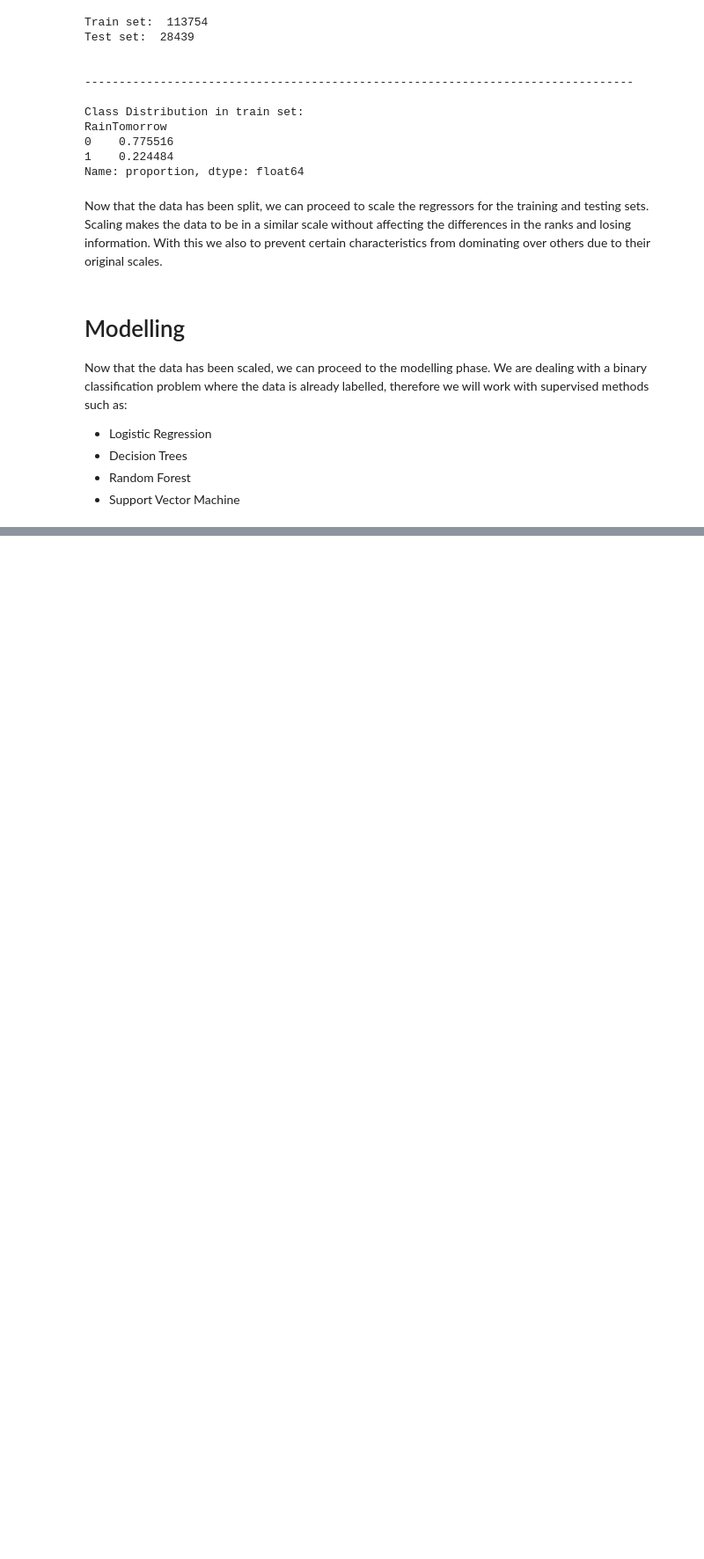
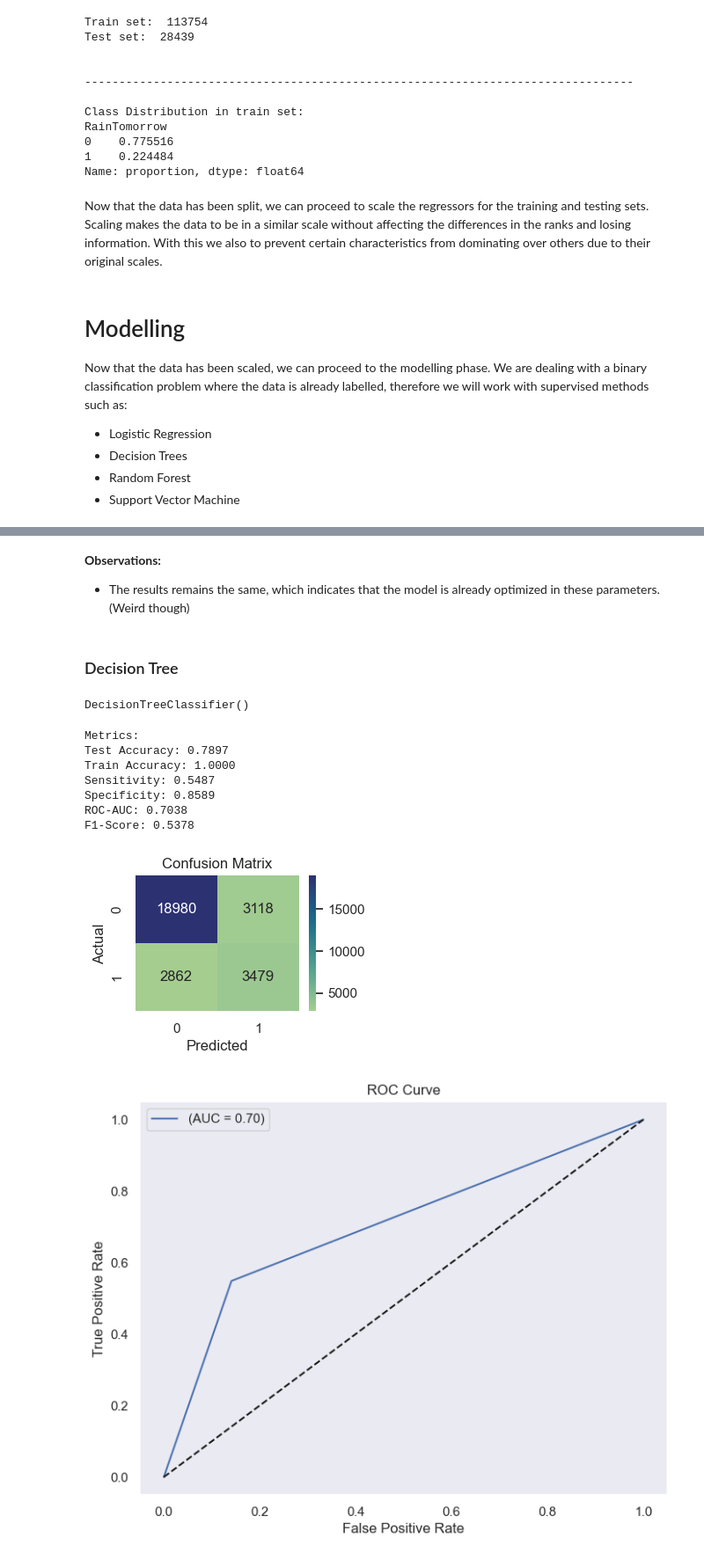
Before and after one commit to joseprau/RainAustraliaML, a Jupyter notebook: notebook.ipynb, the cells around one changed output, grey strips where cells are left out. Shown at 88% size. Drawn from its saved outputs; the diff is of its cells as text; code cells hidden in the pictures; blank space fills up the shorter version.

Commit message:
Introduction in README and Decision Tree Classifier done

```diff
--- a/notebook.ipynb
+++ b/notebook.ipynb
@@ -746,0 +799,27 @@ ROC-AUC: 0.8669
+# %% [markdown]
+**Observations:**
+- The results remains the same, which indicates that the model is already optimized in these parameters. (Weird though)
+# %% [markdown]
+### Decision Tree
+# %%
+# Decision Tree Model
+
+# Create Model
+clf = DecisionTreeClassifier()
+
+# Train Model
+clf.fit(X_train_norm, y_train)
+# %% [output]
+DecisionTreeClassifier()
+# %%
+results["Decision Tree (Base)"] = evaluate_model(clf)
+# %% [output]
+Metrics:
+Test Accuracy: 0.7897
+Train Accuracy: 1.0000
+Sensitivity: 0.5487
+Specificity: 0.8589
+ROC-AUC: 0.7038
+F1-Score: 0.5378
+[figure, added]
+[figure, added]
```
Also changed, not shown: parts of 17 cells of this notebook, 3 other files.
